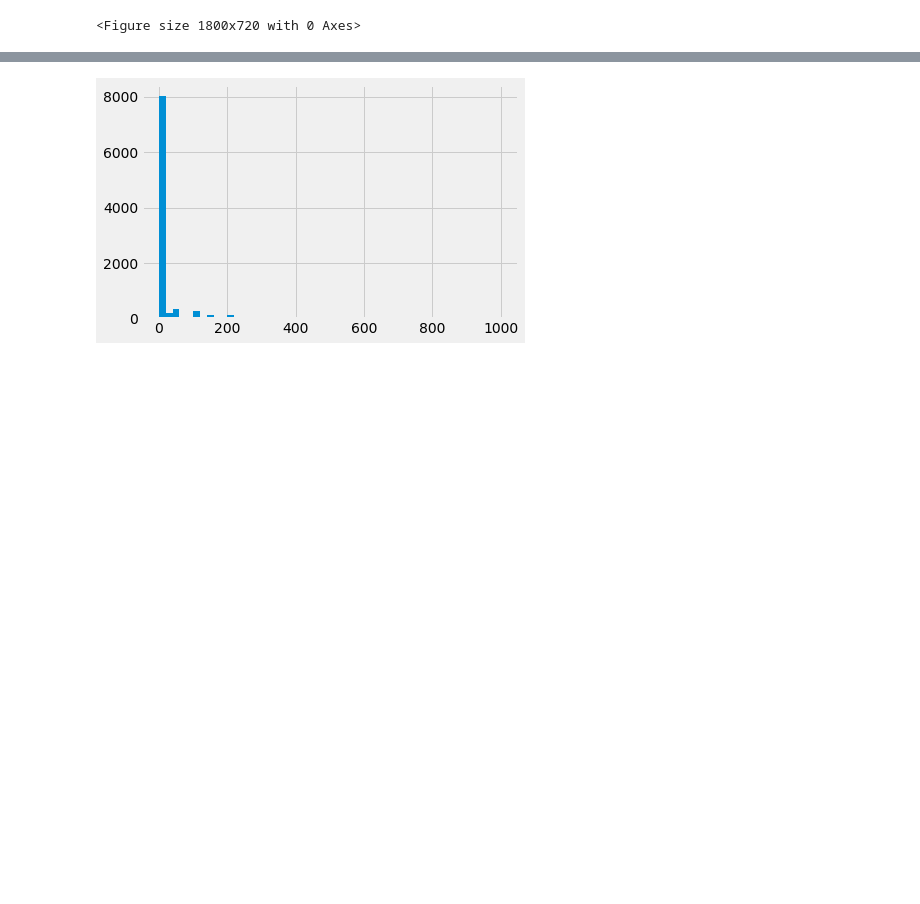
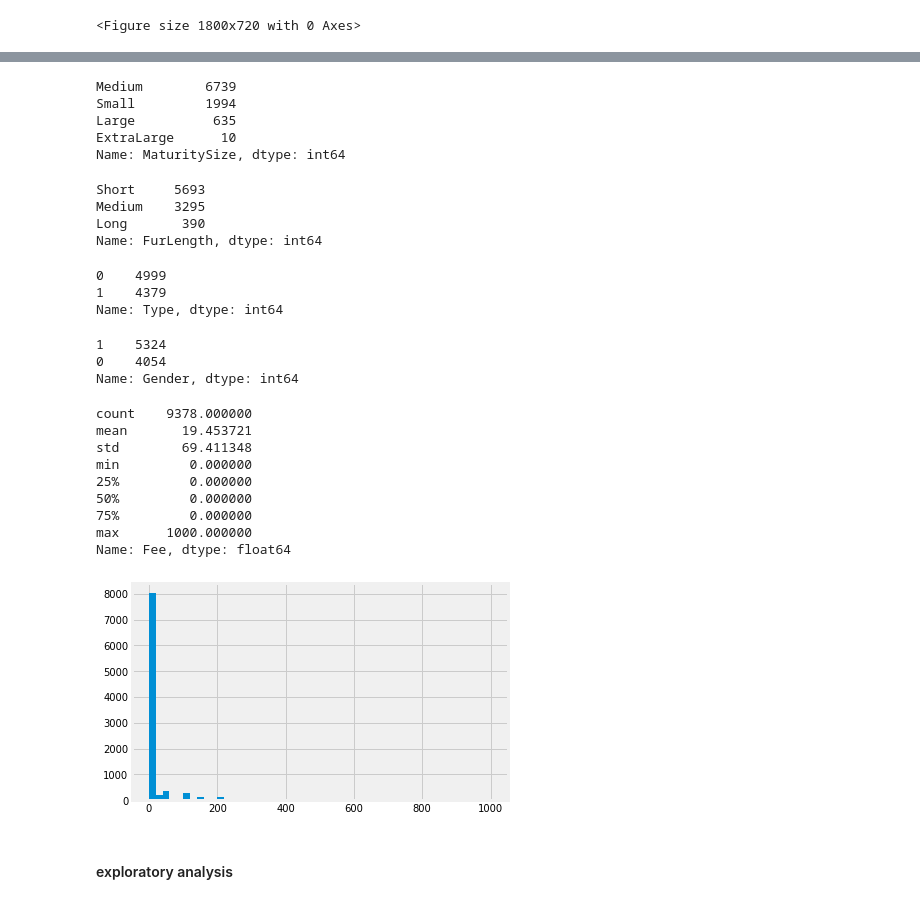
Before and after one commit to mollyrubin/side_project, a Jupyter notebook: animal adoption project 1.ipynb, the cells around one changed output, grey strips where cells are left out. Saved outputs shown, nothing was run; the diff lists cells and outputs as text; code cells hidden in the pictures; blank space fills up the shorter version.

```diff
--- a/animal adoption project 1.ipynb
+++ b/animal adoption project 1.ipynb
@@ -182,7 +211,73 @@ train.head()
+# %%
+#MaturitySize - Size at maturity (1 = Small, 2 = Medium, 3 = Large, 4 = Extra Large)
+
+conditions = [
+    (train['MaturitySize'] == 1),
+    (train['MaturitySize'] == 2),
+    (train['MaturitySize'] == 3),
+    (train['MaturitySize'] == 4)]
+choices = ['Small', 'Medium', 'Large', 'ExtraLarge']
+train['MaturitySize'] = np.select(conditions, choices)
+
+train.MaturitySize.value_counts()
+# %% [output]
+Medium        6739
+Small         1994
+Large          635
+ExtraLarge      10
+Name: MaturitySize, dtype: int64
+# %%
+#FurLength - Fur length (1 = Short, 2 = Medium, 3 = Long)
+
+conditions = [
+    (train['FurLength'] == 1),
+    (train['FurLength'] == 2),
+    (train['FurLength'] == 3)]
+choices = ['Short', 'Medium', 'Long']
+train['FurLength'] = np.select(conditions, choices)
+
+train.FurLength.value_counts()
+# %% [output]
+Short     5693
+Medium    3295
+Long       390
+Name: FurLength, dtype: int64
+# %%
+#Originally Type = Type of animal (1 = Dog, 2 = Cat)
+#Make this a 0-1 binary instead ... now 0 = Dog and 1 = Cat.
+
+train['Type'] = train.Type - 1
+train.Type.value_counts()
+# %% [output]
+0    4999
+1    4379
+Name: Type, dtype: int64
+# %%
+#Originilly Gender - Gender of pet (1 = Male, 2 = Female)
+#Make this a 0-1 binary instead ... now 0 = Dog and 1 = Cat.
+
+train['Gender'] = train.Gender - 1
+train.Gender.value_counts()
+# %% [output]
+1    5324
+0    4054
+Name: Gender, dtype: int64
 # %%
 #not sure if I want to bin the fee variable. going to leave it as continuous for now, may edit later.
 
 train.Fee.hist(bins=50);
+train.Fee.describe()
 # %% [output]
+count    9378.000000
+mean       19.453721
+std        69.411348
+min         0.000000
+25%         0.000000
+50%         0.000000
+75%         0.000000
+max      1000.000000
+Name: Fee, dtype: float64
-[figure, old version]
+[figure, new version]
+# %% [markdown]
+#### exploratory analysis
 # %%
```
Also changed, not shown: parts of 32 cells of this notebook.
